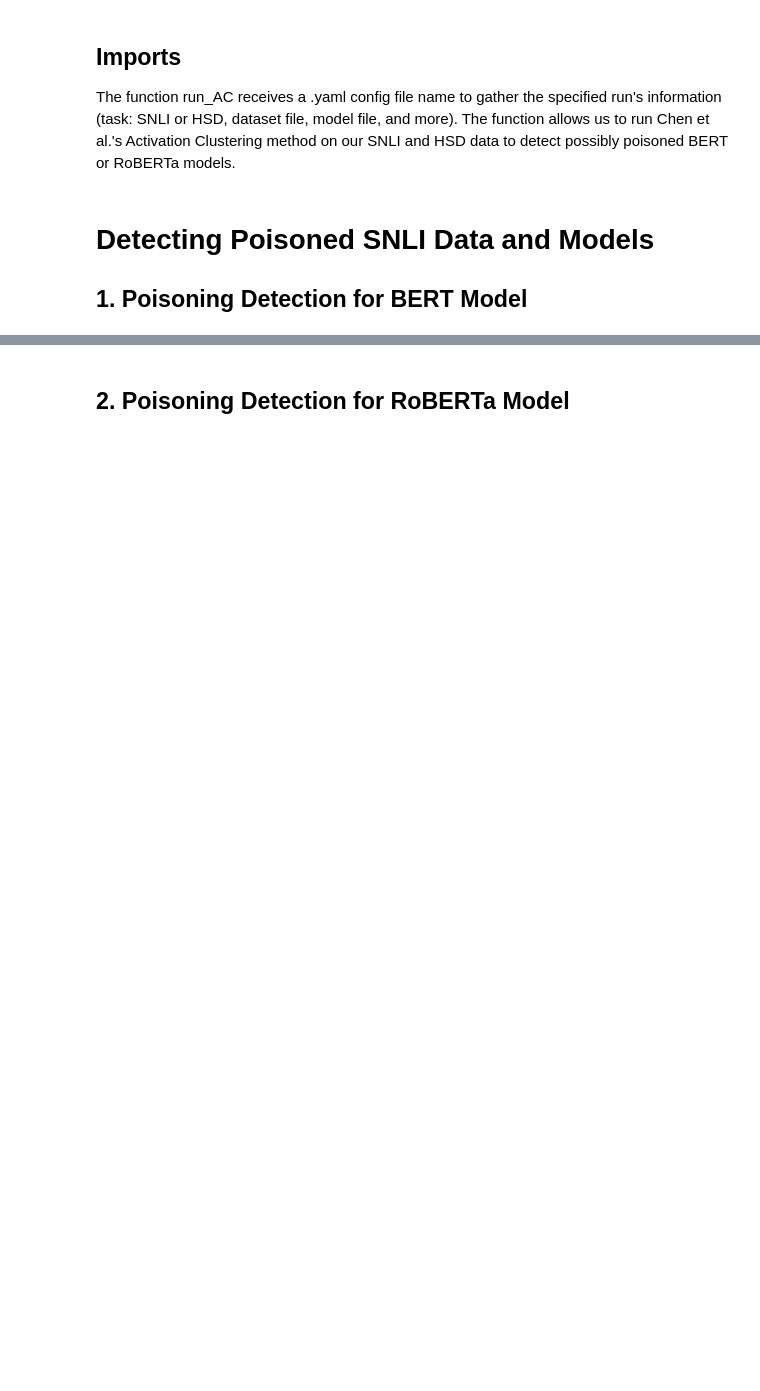
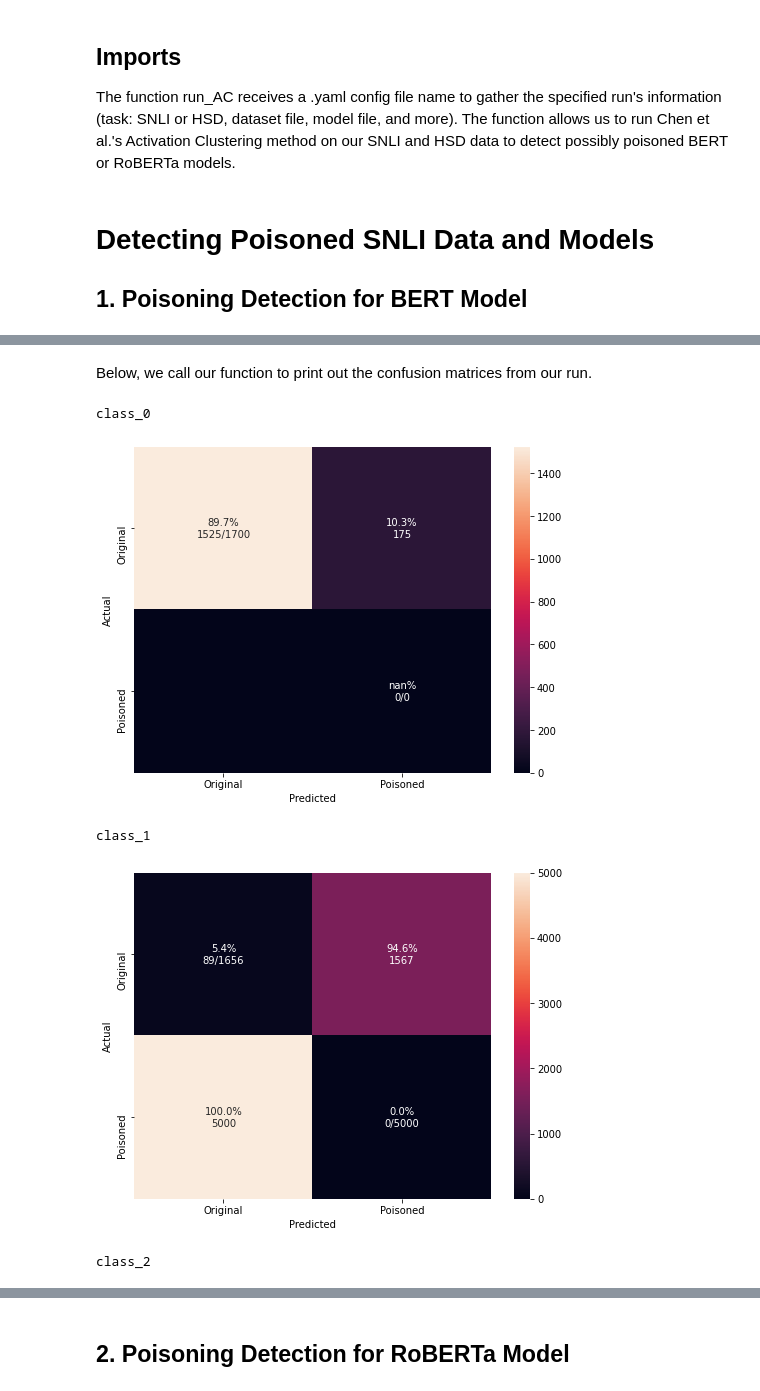
Before and after one commit to RobuSTAI/RobuSTAI, a Jupyter notebook: notebooks/defense_AC.ipynb, the cells around one changed output, grey strips where cells are left out. Drawn from its saved outputs; the diff is of its cells as text; code cells hidden in the pictures; blank space fills up the shorter version.

```diff
--- a/notebooks/defense_AC.ipynb
+++ b/notebooks/defense_AC.ipynb
@@ -16,6 +19,14 @@ if module_path not in sys.path:
 from nlpoison.defences.defense_AC_funcNB import load_args, cm_analysis, run_AC
 from nlpoison.data import SNLIDataset, HateSpeechDataset
 from nlpoison.utils import dir_empty_or_nonexistent
+# %%
+# A brief function that sets up the confusion matrices to print
+def print_cm(confusion_matrix_json):
+    for clas, clas_d in confusion_matrix_json.items():
+        print(clas)
+        cm =  np.array([[clas_d['TrueNegative']['numerator'], clas_d['FalsePositive']['numerator']],
+                        [clas_d['FalseNegative']['numerator'], clas_d['TruePositive']['numerator']]])
+        cm_analysis(cm, ['Original','Poisoned'], ymap=None, figsize=(8,6));
 # %% [markdown]
 # Detecting Poisoned SNLI Data and Models
 ## 1. Poisoning Detection for BERT Model
@@ -22,5 +35,5 @@ from nlpoison.utils import dir_empty_or_nonexistent
 # %%
-confusion_matrix, confusion_matrix_json = run_AC('chen_snli_bert')
+confusion_matrix_snliBERT, confusion_matrix_json_snliBERT = run_AC('chen_snli_bert')
 # %% [output]
 Actual % poisoned = 0.5
 Analysis completed. Report:
@@ -58,0 +56,10 @@ class_2
+# %% [markdown]
+Below, we call our function to print out the confusion matrices from our run.
+# %%
+print_cm(confusion_matrix_json_snliBERT)
+# %% [output]
+class_0
+[figure, added]
+class_1
+[figure, added]
+class_2
```
Also changed, not shown: parts of 17 cells of this notebook, 11 other files.
